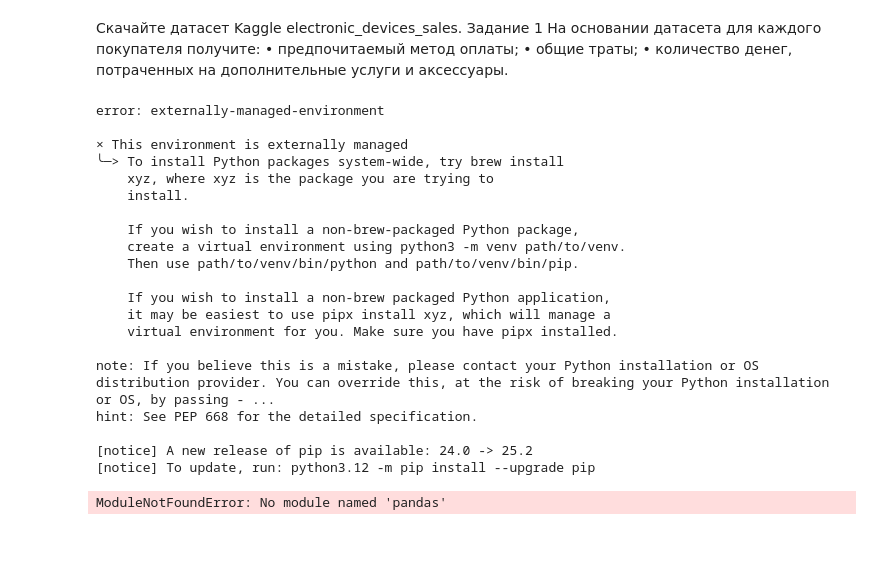
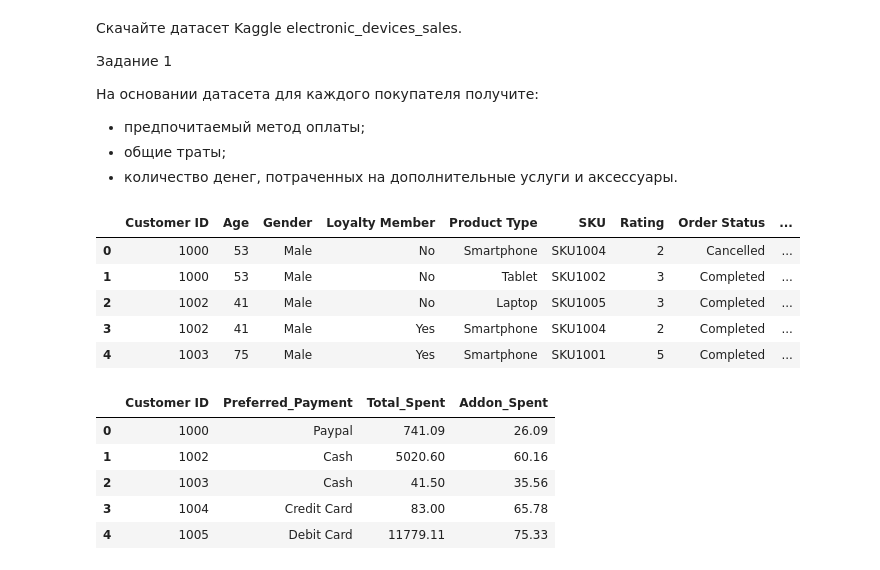
Before and after one commit to medit3rraneanisalreadythere/hse-de-python, a Jupyter notebook: Task3/Task3.ipynb, the cells around one changed output. Saved outputs shown, nothing was run; the diff lists cells and outputs as text; code cells hidden in the pictures; blank space fills up the shorter version.

```diff
--- a/Task3/Task3.ipynb
+++ b/Task3/Task3.ipynb
@@ -1,39 +1,43 @@
 # %% [markdown]
 Скачайте датасет Kaggle electronic_devices_sales.
+
 Задание 1
+
 На основании датасета для каждого покупателя получите:
-•	предпочитаемый метод оплаты;
-•	общие траты;
-•	количество денег, потраченных на дополнительные услуги и аксессуары.
+
+*   предпочитаемый метод оплаты;
+*   общие траты;
+*   количество денег, потраченных на дополнительные услуги и аксессуары.
-# %%
-!pip3 install pandas
-
-import pandas as pd
-
-df = pd.read_csv()
-df.head()
-# %% [output]
-error: externally-managed-environment
-
-× This environment is externally managed
-╰─> To install Python packages system-wide, try brew install
-    xyz, where xyz is the package you are trying to
-    install.
-
-    If you wish to install a non-brew-packaged Python package,
-    create a virtual environment using python3 -m venv path/to/venv.
-    Then use path/to/venv/bin/python and path/to/venv/bin/pip.
-
-    If you wish to install a non-brew packaged Python application,
-    it may be easiest to use pipx install xyz, which will manage a
-    virtual environment for you. Make sure you have pipx installed.
-
-note: If you believe this is a mistake, please contact your Python installation or OS distribution provider. You can override this, at the risk of breaking your Python installation or OS, by passing - ...
-hint: See PEP 668 for the detailed specification.
-
-[notice] A new release of pip is available: 24.0 -> 25.2
-[notice] To update, run: python3.12 -m pip install --upgrade pip
-ModuleNotFoundError: No module named 'pandas'
+# %%
+import pandas as pd
+
+df = pd.read_csv("Electronic_sales_Sep2023-Sep2024.csv")
+df.head()
+# %% [output]
+|  | Customer ID | Age | Gender | Loyalty Member | Product Type | SKU | Rating | Order Status | ... |
+| 0 | 1000 | 53 | Male | No | Smartphone | SKU1004 | 2 | Cancelled | ... |
+| 1 | 1000 | 53 | Male | No | Tablet | SKU1002 | 3 | Completed | ... |
+| 2 | 1002 | 41 | Male | No | Laptop | SKU1005 | 3 | Completed | ... |
+| 3 | 1002 | 41 | Male | Yes | Smartphone | SKU1004 | 2 | Completed | ... |
+| 4 | 1003 | 75 | Male | Yes | Smartphone | SKU1001 | 5 | Completed | ... |
+# %%
+df = df[df["Order Status"] == "Completed"]
+
+new_df = df.groupby("Customer ID").agg(
+        Preferred_Payment=("Payment Method", lambda x: x.mode().iloc[0] if not x.mode().empty else None),
+        Total_Spent=("Total Price", "sum"),
+        Addon_Spent=("Add-on Total", "sum"),
+    ).reset_index()
+new_df = new_df.sort_values("Customer ID")
+
+new_df.head()
+# %% [output]
+|  | Customer ID | Preferred_Payment | Total_Spent | Addon_Spent |
+| 0 | 1000 | Paypal | 741.09 | 26.09 |
+| 1 | 1002 | Cash | 5020.60 | 60.16 |
+| 2 | 1003 | Cash | 41.50 | 35.56 |
+| 3 | 1004 | Credit Card | 83.00 | 65.78 |
+| 4 | 1005 | Debit Card | 11779.11 | 75.33 |
 # %% [markdown]
 Задание 2
 1. На основании датасета получите доход:
```
Also changed, not shown: parts of 2 cells of this notebook.
